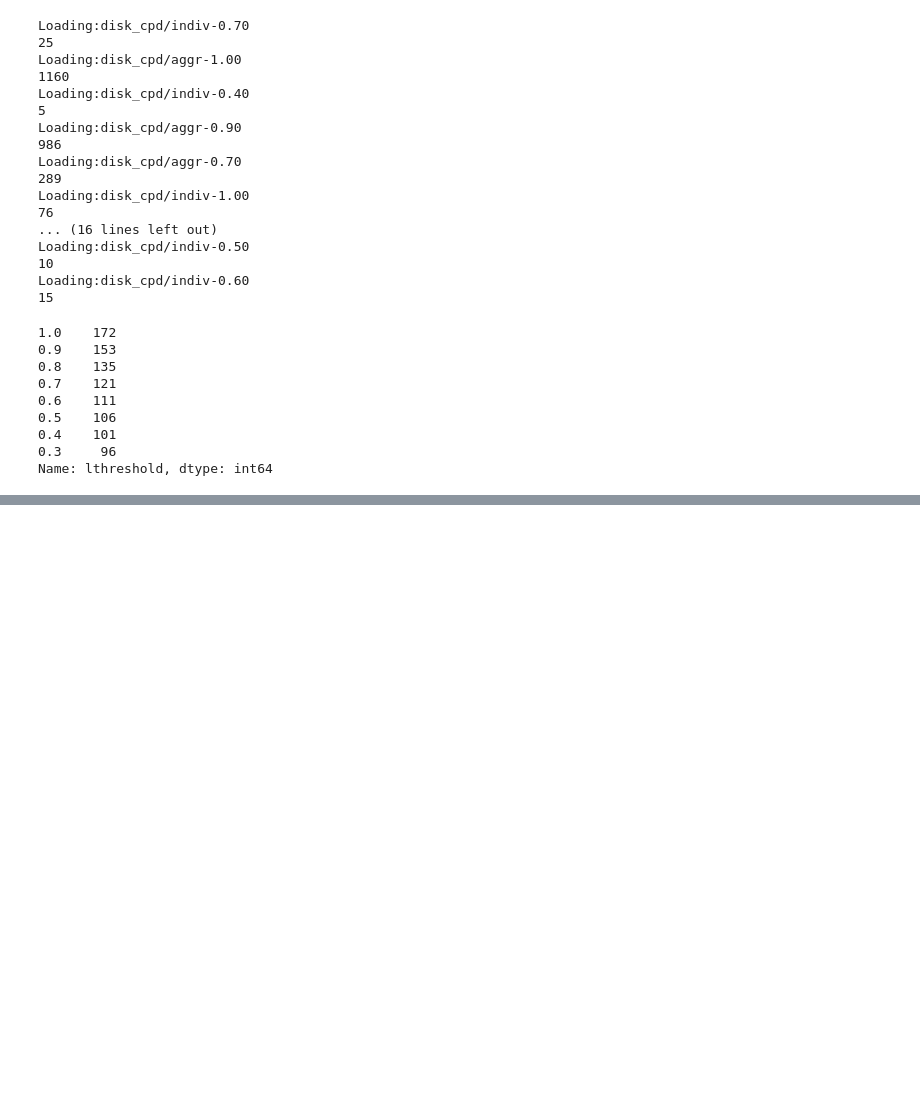
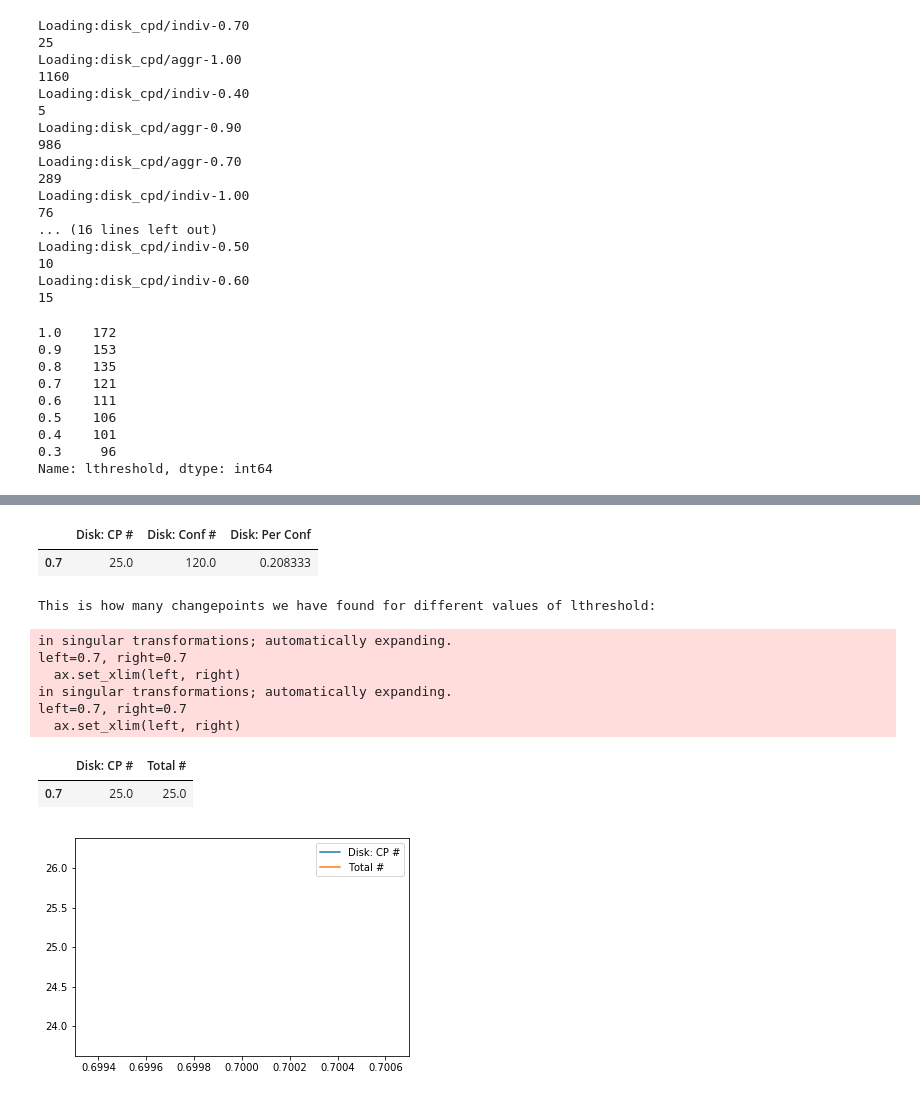
Before and after one commit to ZhaoNeil/cloud-performance-variability-prediction, a Jupyter notebook: load dataset.ipynb, the cells around one changed output, grey strips where cells are left out. Saved outputs shown, nothing was run; the diff lists cells and outputs as text; code cells hidden in the pictures; blank space fills up the shorter version.

Commit message:
counts

```diff
--- a/load dataset.ipynb
+++ b/load dataset.ipynb
@@ -411,0 +413,39 @@ cpd["disk"]["meta"]
+# %%
+count_df = pd.DataFrame(columns=[ "Disk: CP #",
+                                 "Disk: Conf #",
+                                 "Disk: Per Conf"])
+for lthreshold in cpd["disk"]["indiv"]["lthreshold"].sort_values().unique():
+
+  disk_cpd_c = len(cpd["disk"]["indiv"][(cpd["disk"]["indiv"]["lthreshold"] == lthreshold)])
+
+  disk_conf_c = cpd["disk"]["meta"].configurations.sum() * 1.0
+
+  disk_r = disk_cpd_c/disk_conf_c
+
+  count_df.loc[lthreshold] = (disk_cpd_c,
+                              disk_conf_c,
+                              disk_r)
+
+
+display(count_df)
+# %% [output]
+|  | Disk: CP # | Disk: Conf # | Disk: Per Conf |
+| 0.7 | 25.0 | 120.0 | 0.208333 |
+# %%
+counts = count_df[["Disk: CP #"]].copy()
+counts["Total #"] = counts.sum(axis=1)
+
+print("This is how many changepoints we have found for different values of lthreshold:")
+counts.plot()
+display(counts)
+# %% [output]
+This is how many changepoints we have found for different values of lthreshold:
+in singular transformations; automatically expanding.
+left=0.7, right=0.7
+  ax.set_xlim(left, right)
+in singular transformations; automatically expanding.
+left=0.7, right=0.7
+  ax.set_xlim(left, right)
+|  | Disk: CP # | Total # |
+| 0.7 | 25.0 | 25.0 |
+[figure, added]
```
Also changed, not shown: parts of 5 cells of this notebook.
